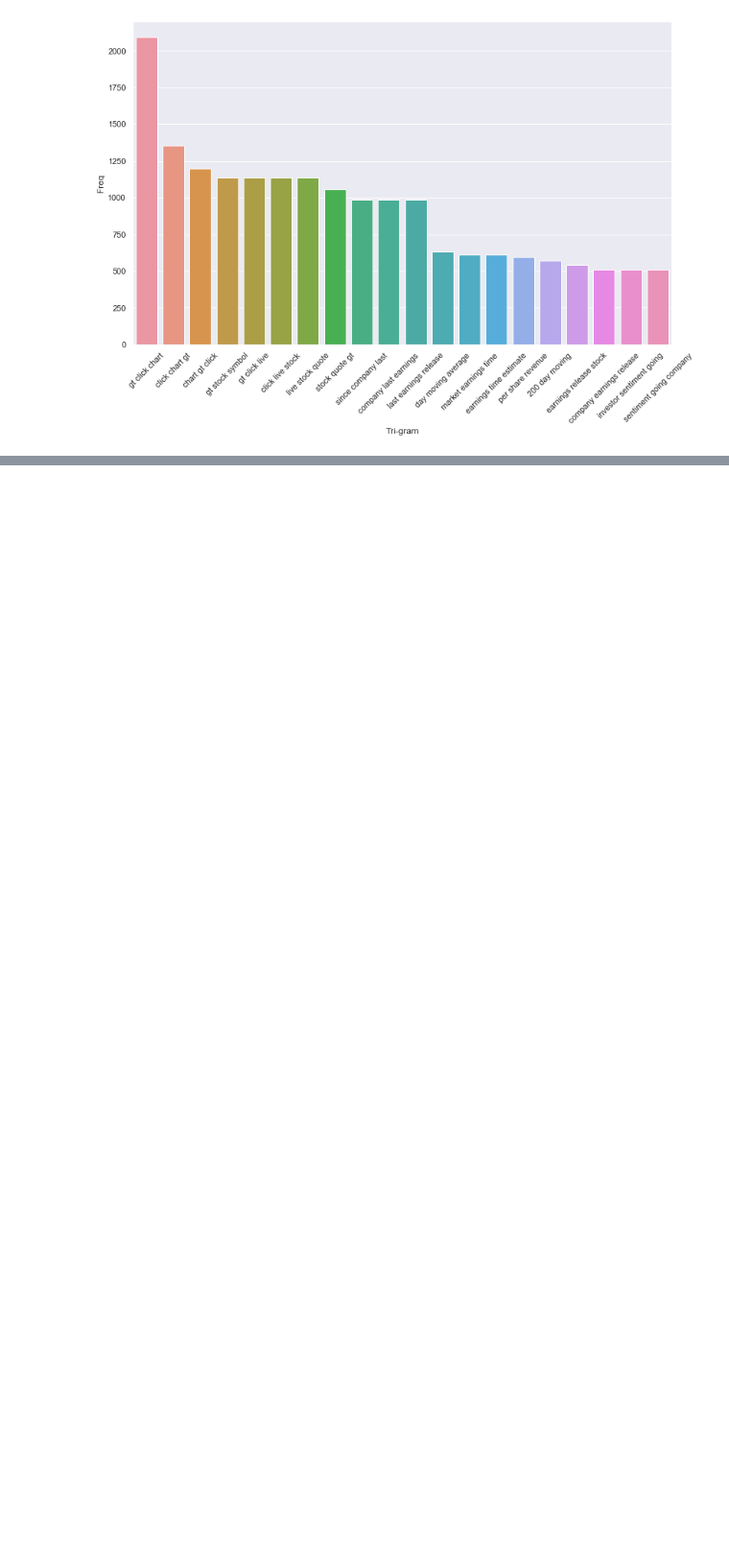
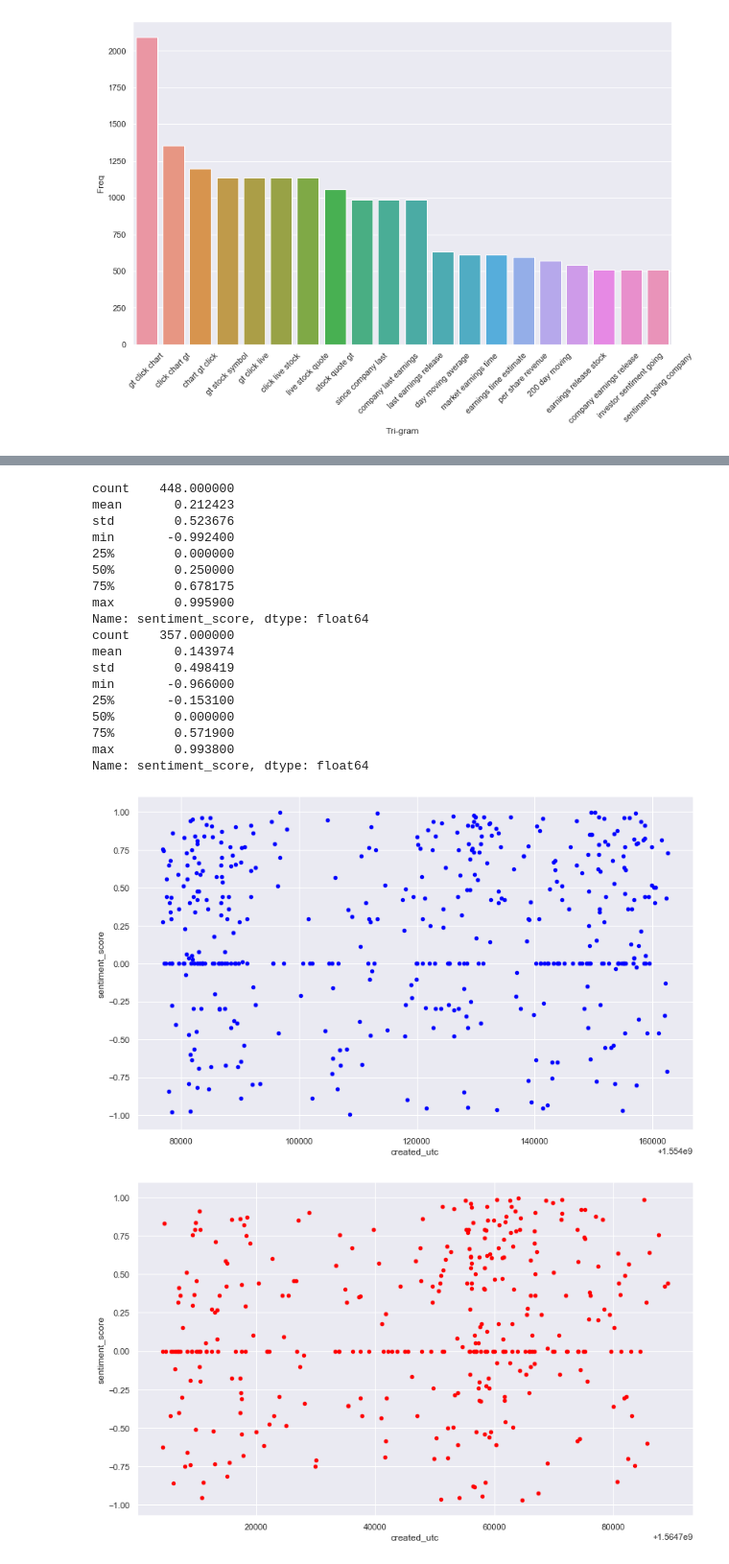
Before and after one commit to AveekD/financeSubredditAnalysis, a Jupyter notebook: explore.ipynb, the cells around one changed output, grey strips where cells are left out. Shown at 96% size. Cells and saved outputs as stored; diff of their text form; code cells hidden in the pictures; blank space fills up the shorter version.

```diff
--- a/explore.ipynb
+++ b/explore.ipynb
@@ -299,0 +398,11 @@ plt.show()
+# %%
+valid_ids = []
+target_keywords = ['market', 'call', 'stock market', 'invest']
+for key in corpus_w_key:
+    text = corpus_w_key[key]
+    keywords = get_keywords(text)
+    for target in target_keywords:
+        if target in keywords:
+            valid_ids.append(key)
+            break
+print('obtained list of relavent thread-ids...')
@@ -299,0 +552,27 @@ plt.show()
+# %%
+sns.set(rc={'figure.figsize':(13,8)})
+df[(df.created_utc > 1554076800) & (df.created_utc < 1554163200)].plot.scatter(x='created_utc', y='sentiment_score', color='blue')
+print(df[(df.created_utc > 1554076800) & (df.created_utc < 1554163200)].sentiment_score.describe())
+df[(df.created_utc > 1564704000) & (df.created_utc < 1564790400)].plot.scatter(x='created_utc', y='sentiment_score', color='red')
+print(df[(df.created_utc > 1564704000) & (df.created_utc < 1564790400)].sentiment_score.describe())
+# %% [output]
+count    448.000000
+mean       0.212423
+std        0.523676
+min       -0.992400
+25%        0.000000
+50%        0.250000
+75%        0.678175
+max        0.995900
+Name: sentiment_score, dtype: float64
+count    357.000000
+mean       0.143974
+std        0.498419
+min       -0.966000
+25%       -0.153100
+50%        0.000000
+75%        0.571900
+max        0.993800
+Name: sentiment_score, dtype: float64
+[figure, added]
+[figure, added]
```
Also changed, not shown: parts of 37 cells of this notebook.
